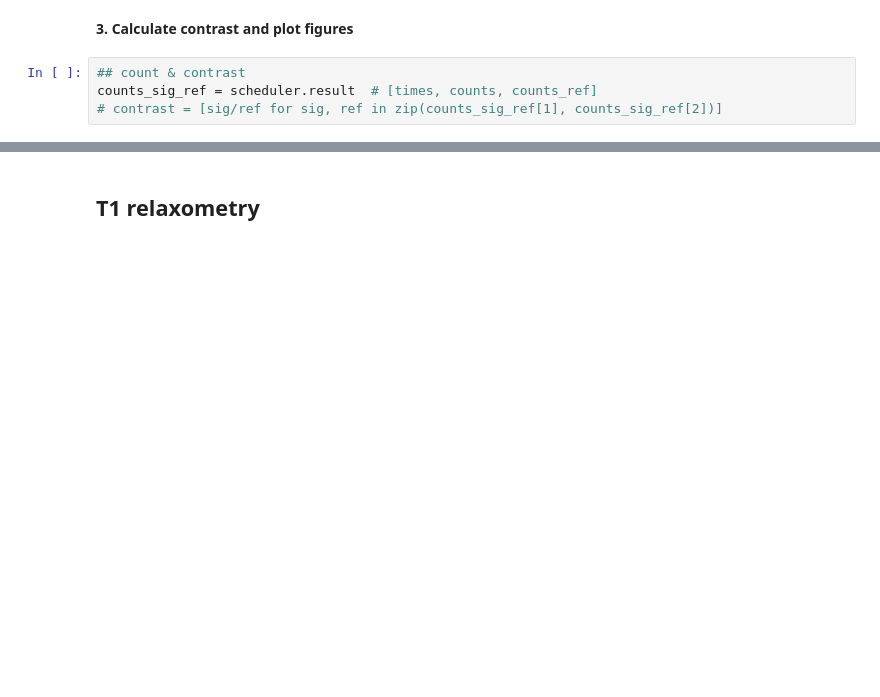
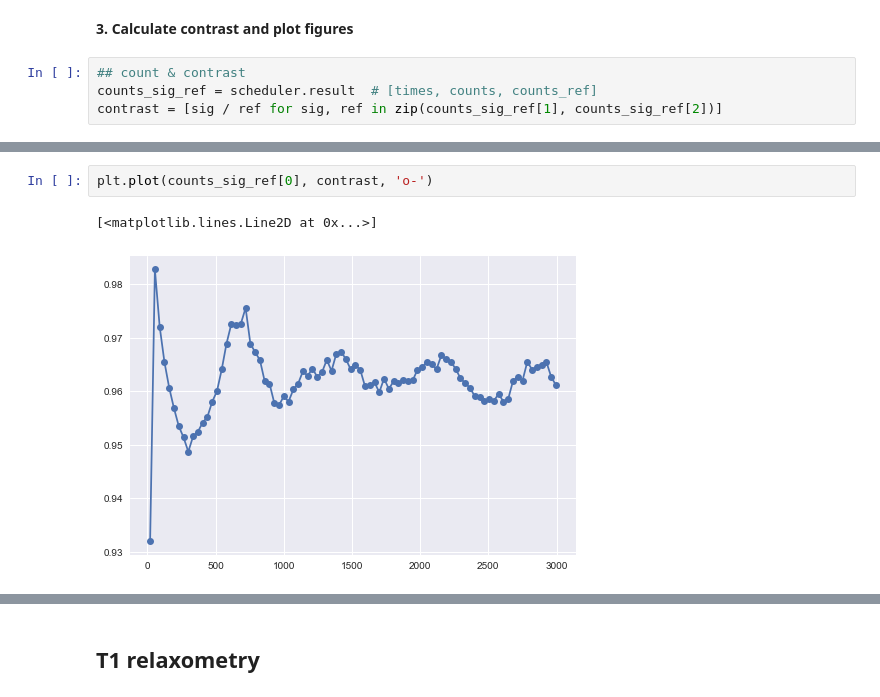
Before and after one commit to Youngcius/odmactor, a Jupyter notebook: project/tutorial/time-odmr.ipynb, the cells around one changed output, grey strips where cells are left out. Drawn from its saved outputs; the diff is of its cells as text; blank space fills up the shorter version.

```diff
--- a/project/tutorial/time-odmr.ipynb
+++ b/project/tutorial/time-odmr.ipynb
@@ -164,7 +178,7 @@ Closed: All instrument resources has been released
 # %%
 ## count & contrast
 counts_sig_ref = scheduler.result  # [times, counts, counts_ref]
-# contrast = [sig/ref for sig, ref in zip(counts_sig_ref[1], counts_sig_ref[2])]
+contrast = [sig / ref for sig, ref in zip(counts_sig_ref[1], counts_sig_ref[2])]
 # %%
 # plot_rabi(counts_sig_ref[0], counts_sig_ref[1])
 plt.style.use('seaborn')
@@ -178,0 +195,5 @@ Text(0, 0.5, 'counts')
+# %%
+plt.plot(counts_sig_ref[0], contrast, 'o-')
+# %% [output]
+[<matplotlib.lines.Line2D at 0x...>]
+[figure, added]
```
Also changed, not shown: parts of 17 cells of this notebook, 4 other files.
